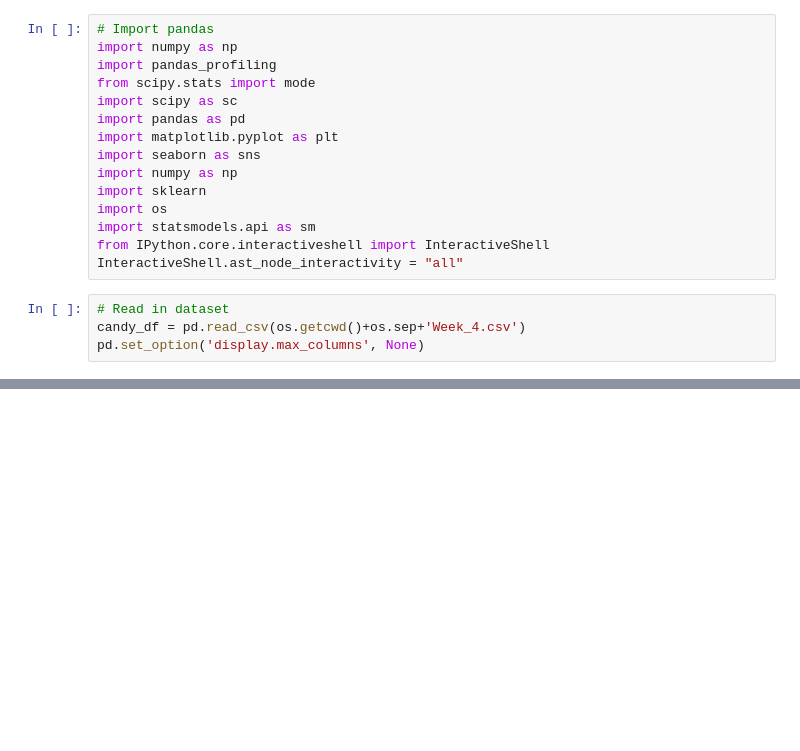
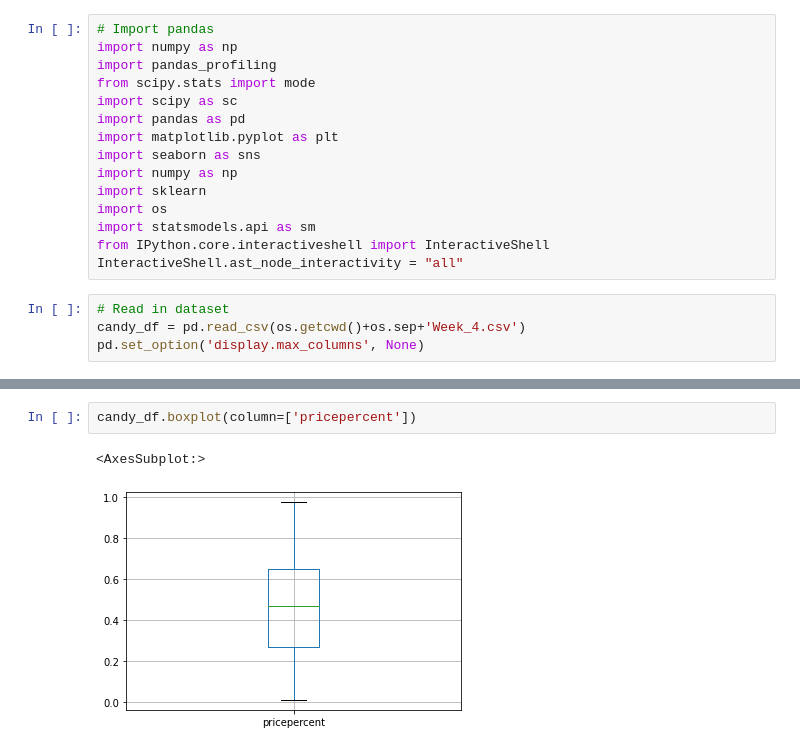
Before and after one commit to YoAr/EAI6040_Module3, a Jupyter notebook: Module3_yogesh.ipynb, the cells around one changed output, grey strips where cells are left out. Drawn from its saved outputs; the diff is of its cells as text; blank space fills up the shorter version.

```diff
--- a/Module3_yogesh.ipynb
+++ b/Module3_yogesh.ipynb
@@ -40,0 +149,5 @@ pandas_profiling.ProfileReport(candy_df)
+# %%
+candy_df.boxplot(column=['pricepercent'])
+# %% [output]
+<AxesSubplot:>
+[figure, added]
```
Also changed, not shown: parts of 10 cells of this notebook.
